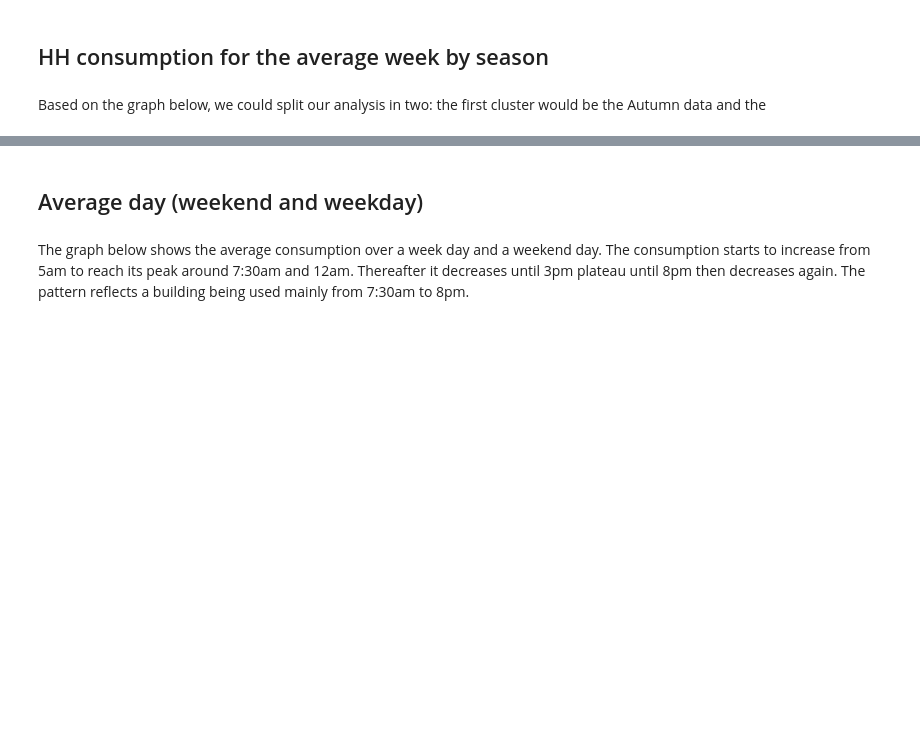
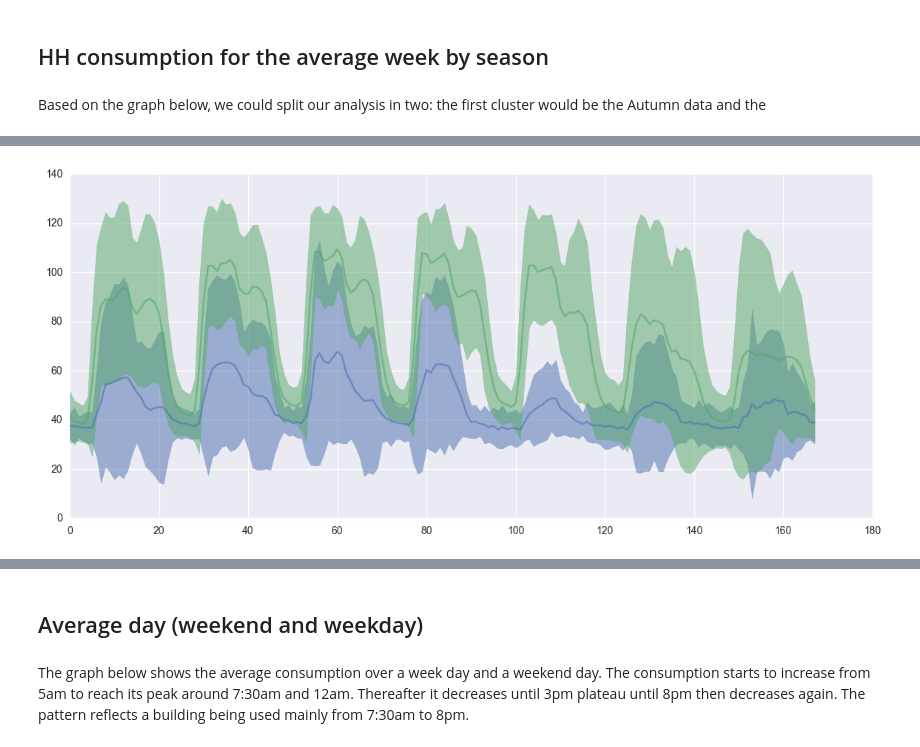
Before and after one commit to AlexandreLab/02---Warwick, a Jupyter notebook: Data-analysis.ipynb, the cells around one changed output, grey strips where cells are left out. Drawn from its saved outputs; the diff is of its cells as text; code cells hidden in the pictures; blank space fills up the shorter version.

```diff
--- a/Data-analysis.ipynb
+++ b/Data-analysis.ipynb
@@ -227,0 +259,14 @@ cluster_centers
+# %%
+weekByHour = result.groupby(["Week", "DayOfWeek", "Hour"]).mean()
+weekByHour = weekByHour.unstack("Week")["Electricity"].reset_index()
+weekByHour.dropna(how="any", axis=1, inplace=True)
+weekByHour.drop(["DayOfWeek", "Hour"],axis=1, inplace=True)
+# %%
+weekByHour=weekByHour.transpose()
+# %%
+nb_clusters, cluster_centers, cluster_labels = cluster(weekByHour.values)
+weekByHour["Labels Kmeans"] = cluster_labels
+weekByHour.index.name = "index"
+weekByHour.set_index("Labels Kmeans", append=True, inplace=True)
+df_to_plot= weekByHour.reorder_levels(["Labels Kmeans", "index"], axis=0)
+df_to_plot=  df_to_plot.sort_index(axis=0).transpose()
@@ -228,3 +291,15 @@ cluster_centers
+# %%
+fig, ax = plt.subplots(figsize=(14, 6))
+color=["blue", "green", "black"]
+x=[val for val in df_to_plot.index]
+for n_cluster in range(nb_clusters):
+    std=df_to_plot.loc[:, n_cluster].std(axis=1)
+    y1= cluster_centers[n_cluster]+2*std
+    y2= cluster_centers[n_cluster]-2*std
+    ax.fill_between(x, y1, y2, color=sns.color_palette()[n_cluster], alpha=0.5)
+    plt.plot(x, cluster_centers[n_cluster], color=sns.color_palette()[n_cluster], alpha=0.6)
+# %% [output]
+[figure, added]
 # %%
 fig, ax = plt.subplots(figsize=(14, 6))
 df["Electricity"].plot(ax=fig.gca())
```
Also changed, not shown: parts of 14 cells of this notebook.
